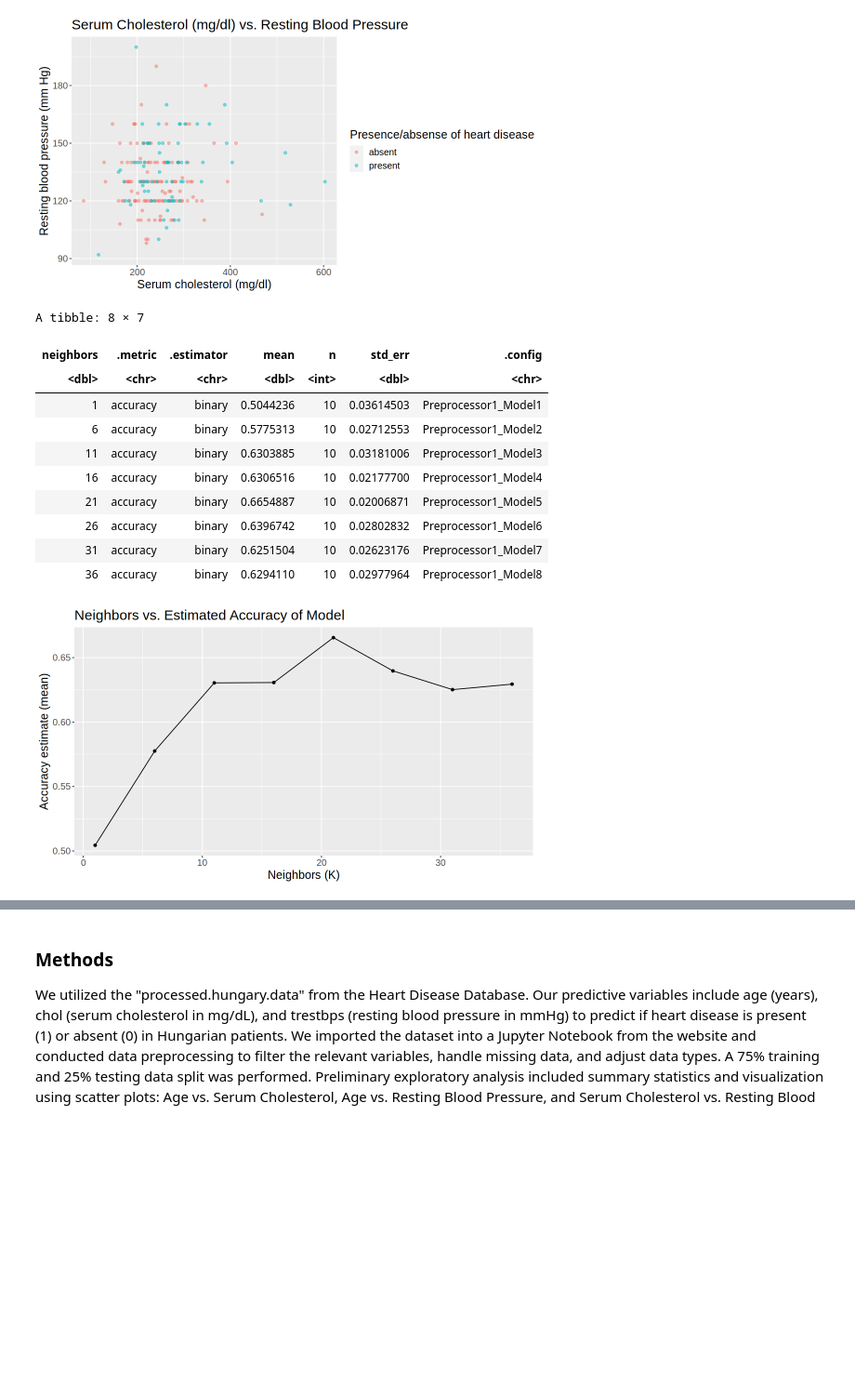
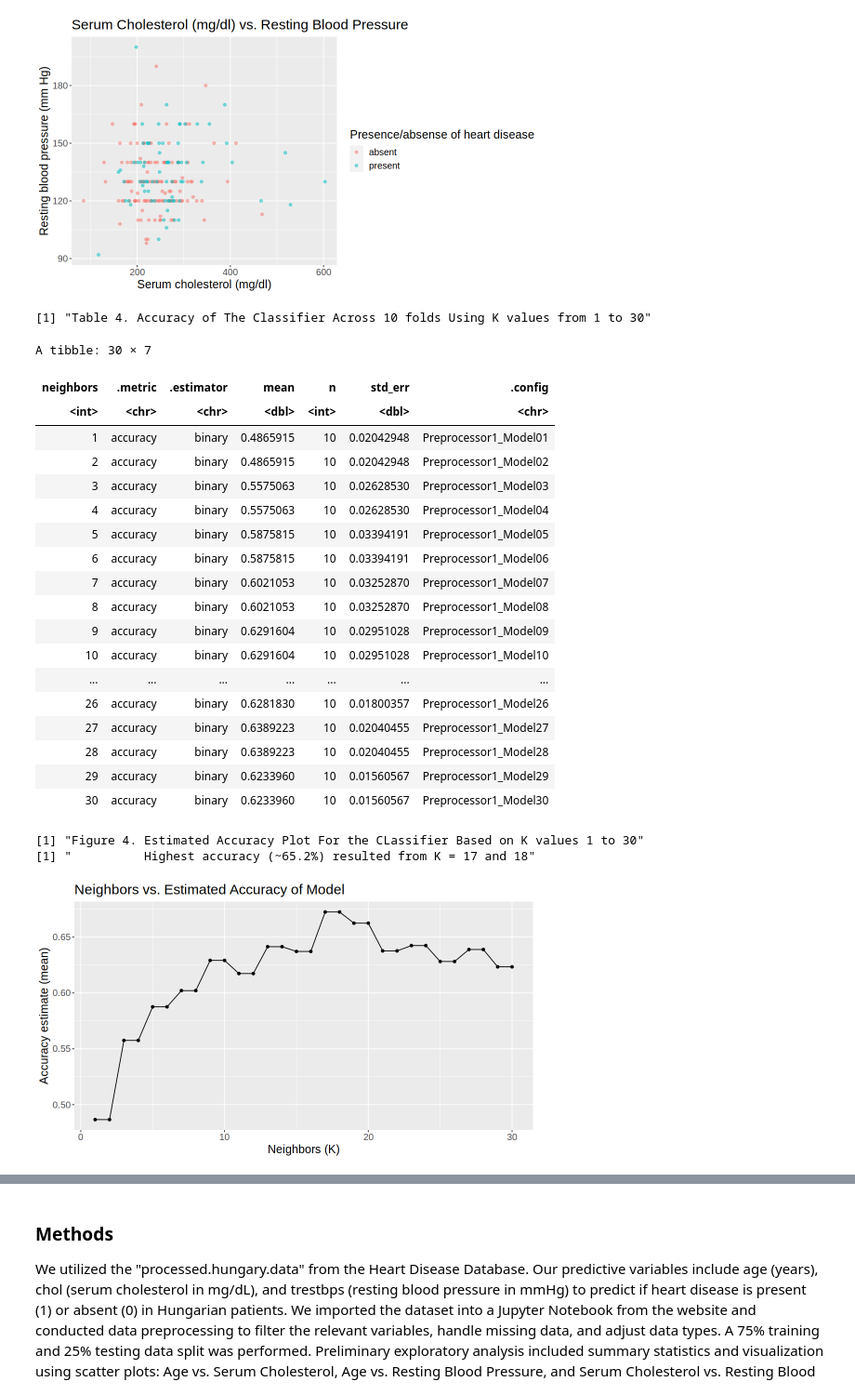
Before and after one commit to mairinleitch/dsci100_project-008-39, a Jupyter notebook: Heart_disease.ipynb, the cells around one changed output, grey strips where cells are left out. Shown at 93% size. Saved outputs shown, nothing was run; the diff lists cells and outputs as text; code cells hidden in the pictures; blank space fills up the shorter version.

Commit message:
agged figure headers + unfinished plots

```diff
--- a/Heart_disease.ipynb
+++ b/Heart_disease.ipynb
@@ -153,48 +153,62 @@ knn_spec <- nearest_neighbor(weight_func = "rectangular", neighbors = tune()) |>
       set_engine("kknn") |>
       set_mode("classification")
 
+set.seed(444)
 heart_vfold <- vfold_cv(heart_train, v = 10, strata = num_predicted)
-k_vals <- tibble(neighbors = seq(from = 1, to = 40, by = 5))
+k_vals <- tibble(neighbors = seq(from = 1, to = 30))
 
 workflow_for_k_selection <- workflow() |>
     add_recipe(heart_recipe) |>
     add_model(knn_spec) |>
     tune_grid(resamples = heart_vfold, grid = k_vals) |>
     collect_metrics() |>
     filter(.metric == "accuracy")
-
+print("Table 4. Accuracy of The Classifier Across 10 folds Using K values from 1 to 30")
 workflow_for_k_selection
 
 k_plot <- ggplot(workflow_for_k_selection, aes(x = neighbors, y = mean)) +
     geom_point() +
     geom_line() +
     labs(x = "Neighbors (K)", y = "Accuracy estimate (mean)") +
     ggtitle("Neighbors vs. Estimated Accuracy of Model") +
     theme(text = element_text(size=15))
+print("Figure 4. Estimated Accuracy Plot For the CLassifier Based on K values 1 to 30")
+print("          Highest accuracy (~65.2%) resulted from K = 17 and 18")
 k_plot
 
 #Heart disease classification model:
-heart_spec <- nearest_neighbor(weight_func = "rectangular", neighbors = 23) |>
+heart_spec <- nearest_neighbor(weight_func = "rectangular", neighbors = 18) |>
       set_engine("kknn") |>
       set_mode("classification")
 
 heart_workflow <- workflow() |>
     add_recipe(heart_recipe) |>
     add_model(heart_spec) |>
     fit(data = heart_train)
 # %% [output]
-A tibble: 8 × 7
+[1] "Table 4. Accuracy of The Classifier Across 10 folds Using K values from 1 to 30"
+A tibble: 30 × 7
 | neighbors | .metric | .estimator | mean | n | std_err | .config |
-| <dbl> | <chr> | <chr> | <dbl> | <int> | <dbl> | <chr> |
-| 1 | accuracy | binary | 0.5044236 | 10 | 0.03614503 | Preprocessor1_Model1 |
-| 6 | accuracy | binary | 0.5775313 | 10 | 0.02712553 | Preprocessor1_Model2 |
-| 11 | accuracy | binary | 0.6303885 | 10 | 0.03181006 | Preprocessor1_Model3 |
-| 16 | accuracy | binary | 0.6306516 | 10 | 0.02177700 | Preprocessor1_Model4 |
-| 21 | accuracy | binary | 0.6654887 | 10 | 0.02006871 | Preprocessor1_Model5 |
-| 26 | accuracy | binary | 0.6396742 | 10 | 0.02802832 | Preprocessor1_Model6 |
-| 31 | accuracy | binary | 0.6251504 | 10 | 0.02623176 | Preprocessor1_Model7 |
-| 36 | accuracy | binary | 0.6294110 | 10 | 0.02977964 | Preprocessor1_Model8 |
+| <int> | <chr> | <chr> | <dbl> | <int> | <dbl> | <chr> |
+| 1 | accuracy | binary | 0.4865915 | 10 | 0.02042948 | Preprocessor1_Model01 |
+| 2 | accuracy | binary | 0.4865915 | 10 | 0.02042948 | Preprocessor1_Model02 |
+| 3 | accuracy | binary | 0.5575063 | 10 | 0.02628530 | Preprocessor1_Model03 |
+| 4 | accuracy | binary | 0.5575063 | 10 | 0.02628530 | Preprocessor1_Model04 |
+| 5 | accuracy | binary | 0.5875815 | 10 | 0.03394191 | Preprocessor1_Model05 |
+| 6 | accuracy | binary | 0.5875815 | 10 | 0.03394191 | Preprocessor1_Model06 |
+| 7 | accuracy | binary | 0.6021053 | 10 | 0.03252870 | Preprocessor1_Model07 |
+| 8 | accuracy | binary | 0.6021053 | 10 | 0.03252870 | Preprocessor1_Model08 |
+| 9 | accuracy | binary | 0.6291604 | 10 | 0.02951028 | Preprocessor1_Model09 |
+| 10 | accuracy | binary | 0.6291604 | 10 | 0.02951028 | Preprocessor1_Model10 |
+| ... | ... | ... | ... | ... | ... | ... |
+| 26 | accuracy | binary | 0.6281830 | 10 | 0.01800357 | Preprocessor1_Model26 |
+| 27 | accuracy | binary | 0.6389223 | 10 | 0.02040455 | Preprocessor1_Model27 |
+| 28 | accuracy | binary | 0.6389223 | 10 | 0.02040455 | Preprocessor1_Model28 |
+| 29 | accuracy | binary | 0.6233960 | 10 | 0.01560567 | Preprocessor1_Model29 |
+| 30 | accuracy | binary | 0.6233960 | 10 | 0.01560567 | Preprocessor1_Model30 |
+[1] "Figure 4. Estimated Accuracy Plot For the CLassifier Based on K values 1 to 30"
+[1] "          Highest accuracy (~65.2%) resulted from K = 17 and 18"
-[figure, old version]
+[figure, new version]
 # %%
 #Testing model with testing data:
 heart_model_test <- predict(heart_workflow, heart_test) |>
```
Also changed, not shown: parts of 2 cells of this notebook.
